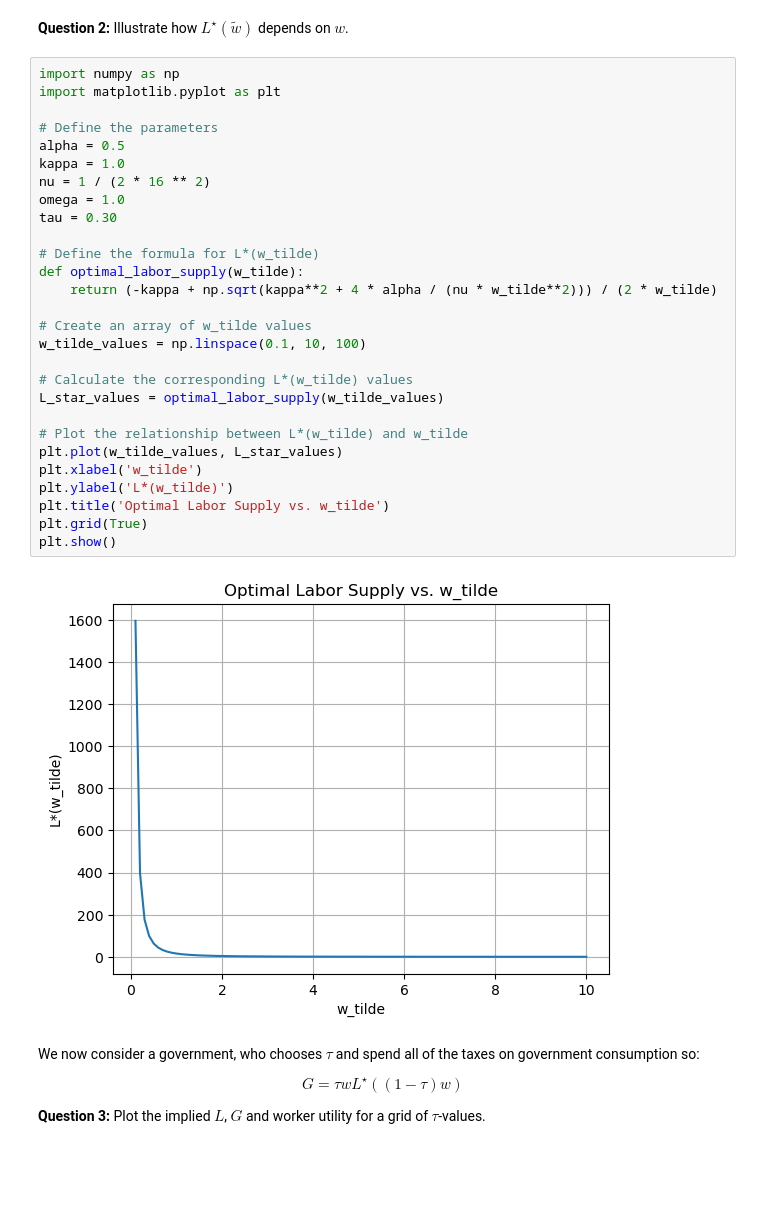
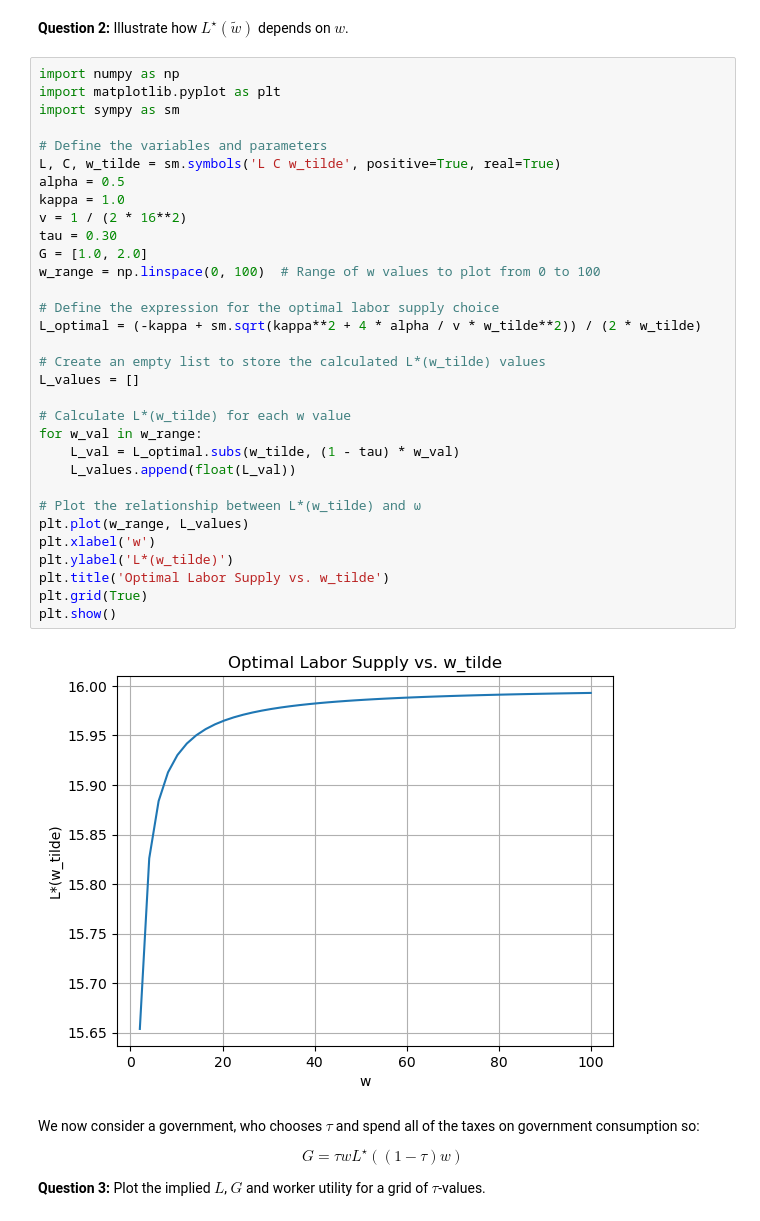
Before and after one commit to NumEconCopenhagen/projects-2023-snj927-vpc398, a Jupyter notebook: examproject/Exam-2023-notebook.ipynb, the cells around one changed output. Cells and saved outputs as stored; diff of their text form; blank space fills up the shorter version.

```diff
--- a/examproject/Exam-2023-notebook.ipynb
+++ b/examproject/Exam-2023-notebook.ipynb
@@ -105,33 +81,37 @@ w_tilde = 7.00, L* = 0.55
 # %%
 import numpy as np
 import matplotlib.pyplot as plt
+import sympy as sm
 
-# Define the parameters
+# Define the variables and parameters
+L, C, w_tilde = sm.symbols('L C w_tilde', positive=True, real=True)
 alpha = 0.5
 kappa = 1.0
-nu = 1 / (2 * 16 ** 2)
-omega = 1.0
+v = 1 / (2 * 16**2)
 tau = 0.30
+G = [1.0, 2.0]
+w_range = np.linspace(0, 100)  # Range of w values to plot from 0 to 100
 
-# Define the formula for L*(w_tilde)
-def optimal_labor_supply(w_tilde):
-    return (-kappa + np.sqrt(kappa**2 + 4 * alpha / (nu * w_tilde**2))) / (2 * w_tilde)
+# Define the expression for the optimal labor supply choice
+L_optimal = (-kappa + sm.sqrt(kappa**2 + 4 * alpha / v * w_tilde**2)) / (2 * w_tilde)
 
-# Create an array of w_tilde values
-w_tilde_values = np.linspace(0.1, 10, 100)
+# Create an empty list to store the calculated L*(w_tilde) values
+L_values = []
 
-# Calculate the corresponding L*(w_tilde) values
-L_star_values = optimal_labor_supply(w_tilde_values)
+# Calculate L*(w_tilde) for each w value
+for w_val in w_range:
+    L_val = L_optimal.subs(w_tilde, (1 - tau) * w_val)
+    L_values.append(float(L_val))
 
-# Plot the relationship between L*(w_tilde) and w_tilde
-plt.plot(w_tilde_values, L_star_values)
-plt.xlabel('w_tilde')
+# Plot the relationship between L*(w_tilde) and ω
+plt.plot(w_range, L_values)
+plt.xlabel('w')
 plt.ylabel('L*(w_tilde)')
 plt.title('Optimal Labor Supply vs. w_tilde')
 plt.grid(True)
 plt.show()
 # %% [output]
-[figure, old version]
+[figure, new version]
 # %% [markdown]
 
 We now consider a government, who chooses $\tau$ and spend all of the taxes on government consumption so:
```
Also changed, not shown: parts of 13 cells of this notebook.
